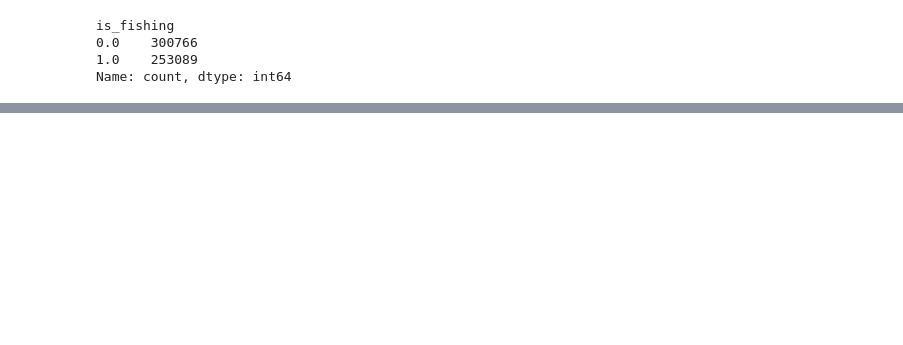
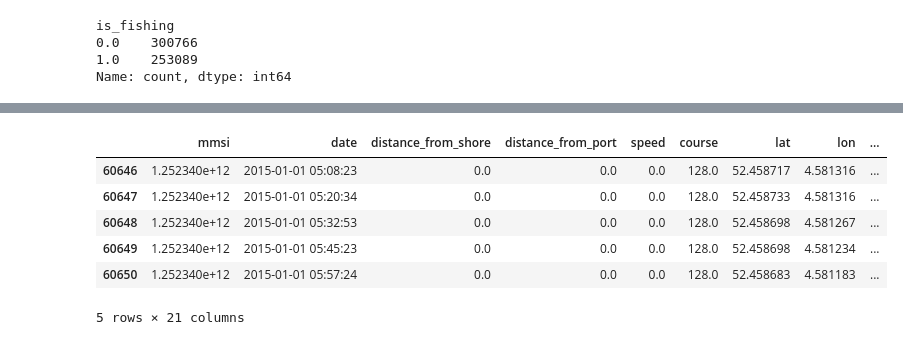
Before and after one commit to DukeDucray/fishing_classification, a Jupyter notebook: notebook/grace.ipynb, the cells around one changed output, grey strips where cells are left out. Drawn from its saved outputs; the diff is of its cells as text; code cells hidden in the pictures; blank space fills up the shorter version.

```diff
--- a/notebook/grace.ipynb
+++ b/notebook/grace.ipynb
@@ -200,0 +123,6 @@ Name: count, dtype: int64
+# %%
+df_fishing['year'] = df_fishing['date'].dt.year
+df_fishing['month'] = df_fishing['date'].dt.month
+df_fishing['day'] = df_fishing['date'].dt.day
+df_fishing['day_of_week'] = df_fishing['date'].dt.day_of_week
+df_fishing['day_of_year'] = df_fishing['date'].dt.day_of_year
@@ -200,0 +147,10 @@ Name: count, dtype: int64
+# %%
+df_fishing.head()
+# %% [output]
+|  | mmsi | date | distance_from_shore | distance_from_port | speed | course | lat | lon | ... |
+| 60646 | 1.252340e+12 | 2015-01-01 05:08:23 | 0.0 | 0.0 | 0.0 | 128.0 | 52.458717 | 4.581316 | ... |
+| 60647 | 1.252340e+12 | 2015-01-01 05:20:34 | 0.0 | 0.0 | 0.0 | 128.0 | 52.458733 | 4.581316 | ... |
+| 60648 | 1.252340e+12 | 2015-01-01 05:32:53 | 0.0 | 0.0 | 0.0 | 128.0 | 52.458698 | 4.581267 | ... |
+| 60649 | 1.252340e+12 | 2015-01-01 05:45:23 | 0.0 | 0.0 | 0.0 | 128.0 | 52.458698 | 4.581234 | ... |
+| 60650 | 1.252340e+12 | 2015-01-01 05:57:24 | 0.0 | 0.0 | 0.0 | 128.0 | 52.458683 | 4.581183 | ... |
+5 rows × 21 columns
```
Also changed, not shown: parts of 37 cells of this notebook.
